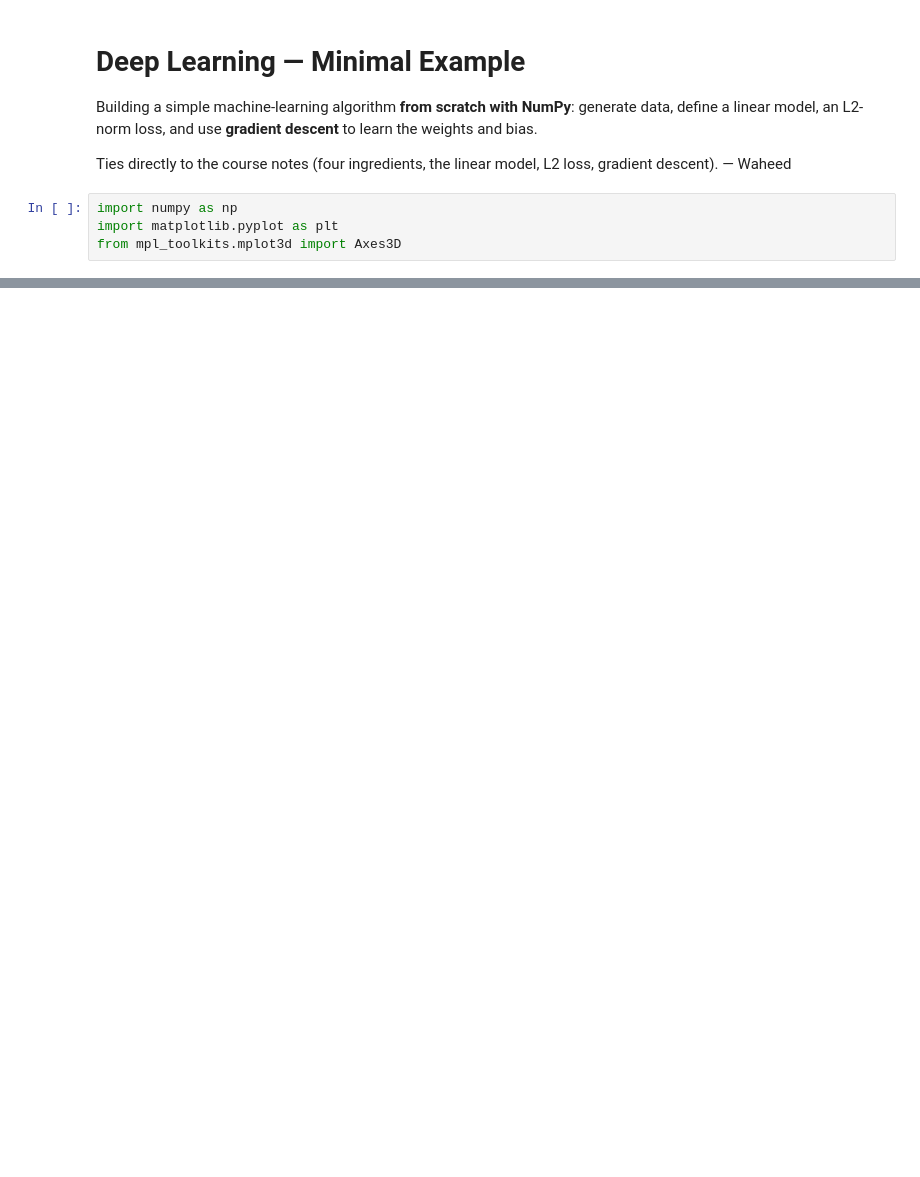
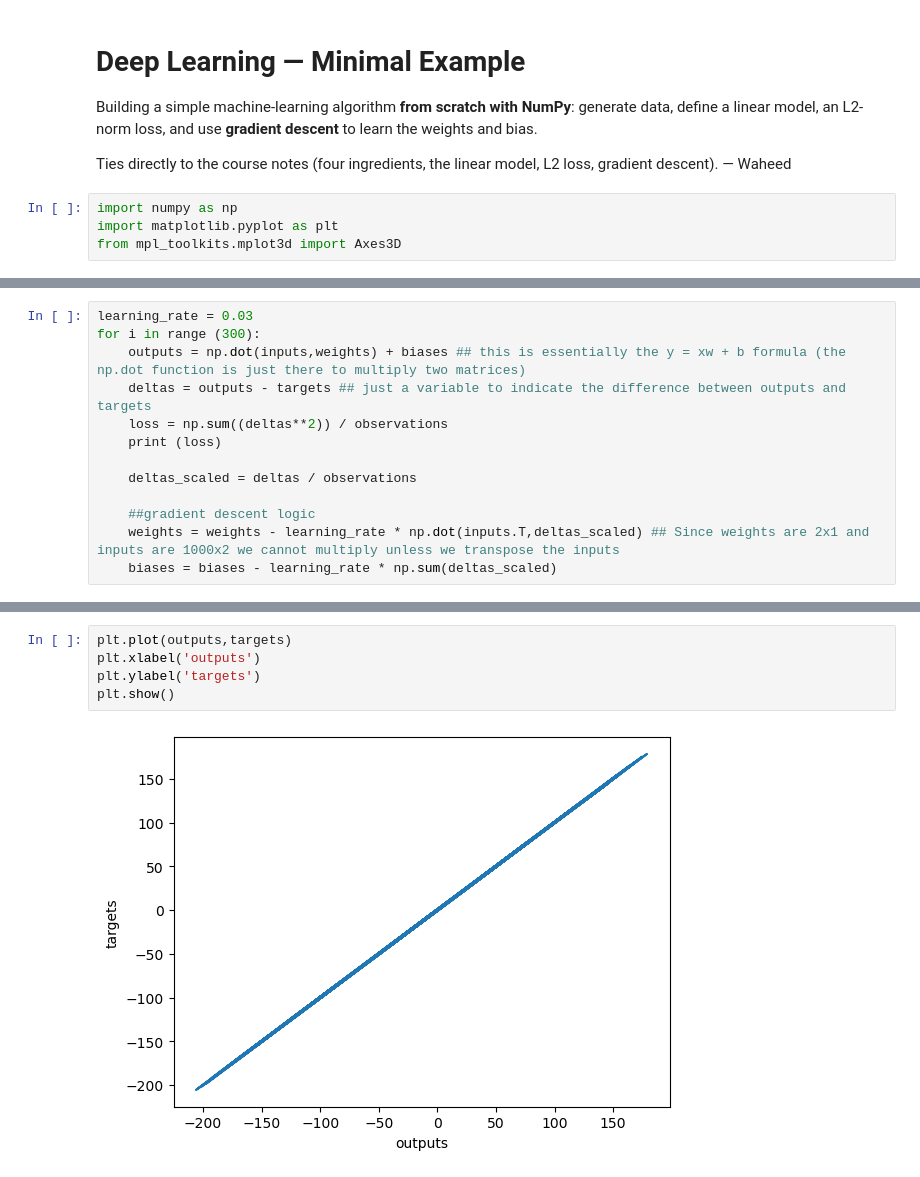
Before and after one commit to WaheedShaq/stats-and-ai-learning, a Jupyter notebook: Deep Learning - Minimal Example.ipynb, the cells around one changed output, grey strips where cells are left out. Cells and saved outputs as stored; diff of their text form; blank space fills up the shorter version.

```diff
--- a/Deep Learning - Minimal Example.ipynb
+++ b/Deep Learning - Minimal Example.ipynb
@@ -47,0 +61,13 @@ targets = targets.reshape(observations,1)
+# %%
+learning_rate = 0.03
+for i in range (300):
+    outputs = np.dot(inputs,weights) + biases ## this is essentially the y = xw + b formula (the np.dot function is just there to multiply two matrices)
+    deltas = outputs - targets ## just a variable to indicate the difference between outputs and targets
+    loss = np.sum((deltas**2)) / observations
+    print (loss)
+
+    deltas_scaled = deltas / observations
+
+    ##gradient descent logic
+    weights = weights - learning_rate * np.dot(inputs.T,deltas_scaled) ## Since weights are 2x1 and inputs are 1000x2 we cannot multiply unless we transpose the inputs
+    biases = biases - learning_rate * np.sum(deltas_scaled)
@@ -47,0 +98,7 @@ targets = targets.reshape(observations,1)
+# %%
+plt.plot(outputs,targets)
+plt.xlabel('outputs')
+plt.ylabel('targets')
+plt.show()
+# %% [output]
+[figure, added]
```
Also changed, not shown: parts of 7 cells of this notebook.
